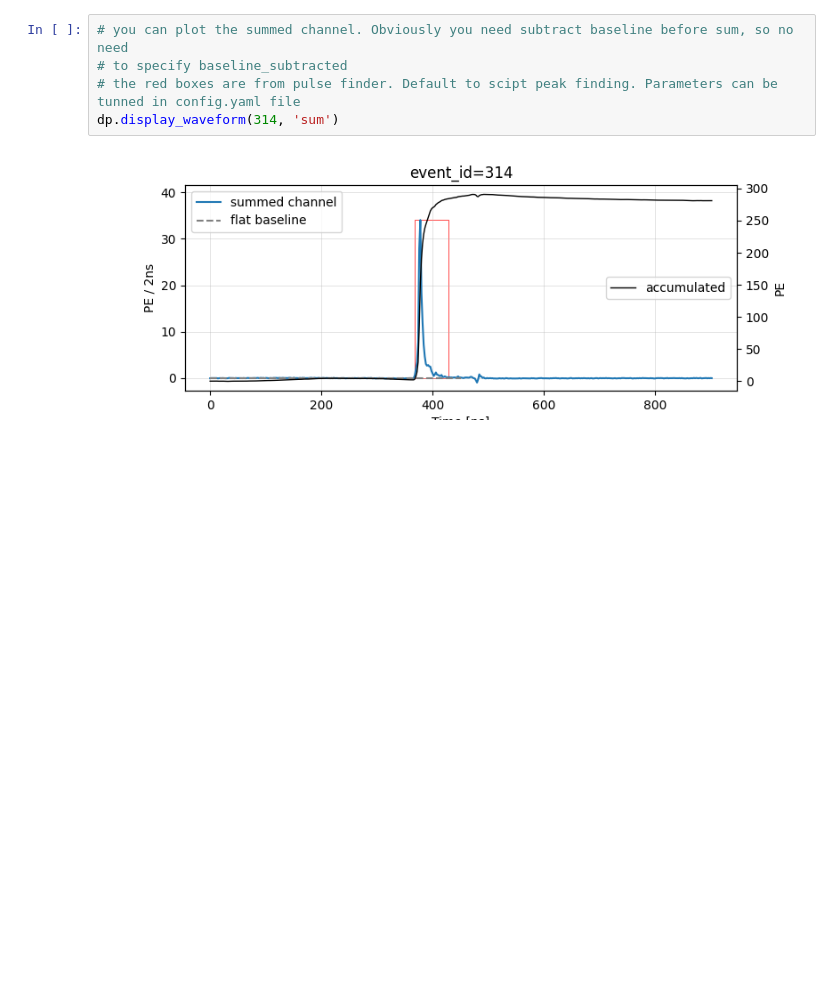
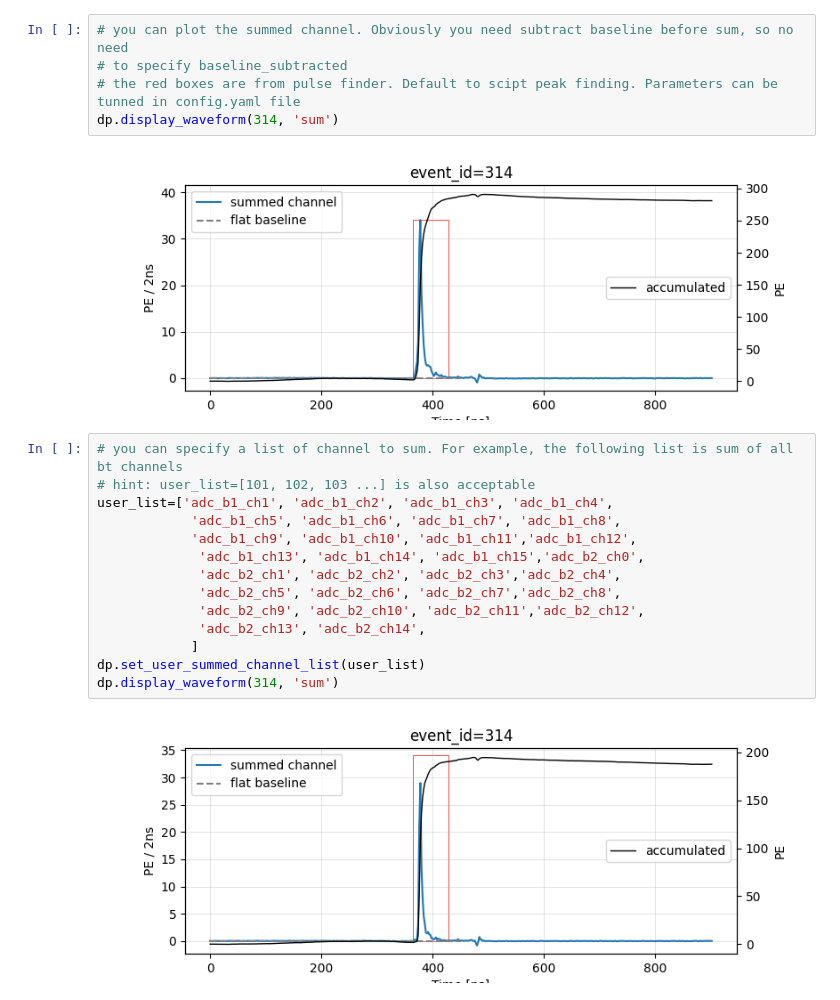
Before and after one commit to BNLIF/drop, a Jupyter notebook: tools/event_display_example.ipynb, the cells around one changed output. Drawn from its saved outputs; the diff is of its cells as text; blank space fills up the shorter version.

Commit message:
add to example

```diff
--- a/tools/event_display_example.ipynb
+++ b/tools/event_display_example.ipynb
@@ -68,3 +68,19 @@ dp.display_waveform(314, 'all', baseline_subtracted=True)
 dp.display_waveform(314, 'sum')
 # %% [output]
 [figure]
+# %%
+# you can specify a list of channel to sum. For example, the following list is sum of all bt channels
+# hint: user_list=[101, 102, 103 ...] is also acceptable
+user_list=['adc_b1_ch1', 'adc_b1_ch2', 'adc_b1_ch3', 'adc_b1_ch4',
+            'adc_b1_ch5', 'adc_b1_ch6', 'adc_b1_ch7', 'adc_b1_ch8',
+            'adc_b1_ch9', 'adc_b1_ch10', 'adc_b1_ch11','adc_b1_ch12',
+             'adc_b1_ch13', 'adc_b1_ch14', 'adc_b1_ch15','adc_b2_ch0',
+             'adc_b2_ch1', 'adc_b2_ch2', 'adc_b2_ch3','adc_b2_ch4',
+             'adc_b2_ch5', 'adc_b2_ch6', 'adc_b2_ch7','adc_b2_ch8',
+             'adc_b2_ch9', 'adc_b2_ch10', 'adc_b2_ch11','adc_b2_ch12',
+             'adc_b2_ch13', 'adc_b2_ch14',
+            ]
+dp.set_user_summed_channel_list(user_list)
+dp.display_waveform(314, 'sum')
+# %% [output]
+[figure, added]
```
Also changed, not shown: parts of 2 cells of this notebook.
